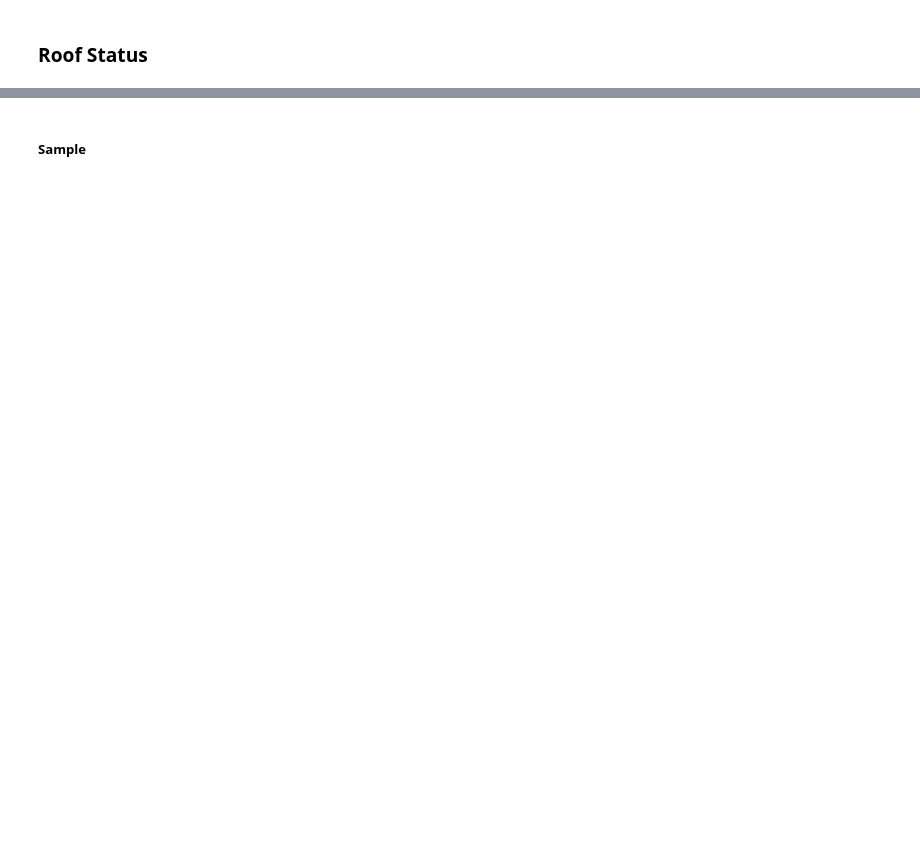
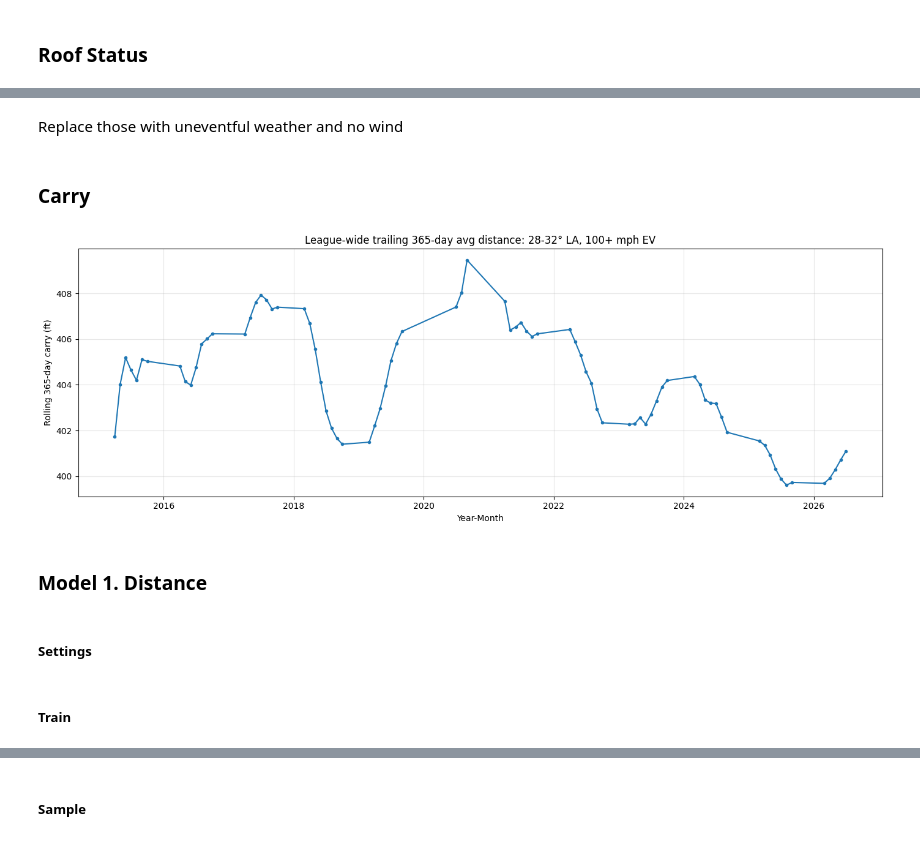
Before and after one commit to jamesgiles1993/MLB-Code, a Jupyter notebook: M01. Weather Factors.ipynb, the cells around one changed output, grey strips where cells are left out. Saved outputs shown, nothing was run; the diff lists cells and outputs as text; code cells hidden in the pictures; blank space fills up the shorter version.

Commit message:
20260724
Major changes to weather factor calculations

```diff
--- a/M01. Weather Factors.ipynb
+++ b/M01. Weather Factors.ipynb
@@ -267,0 +140,2 @@ venue_nums = [venue.replace("venue_", "") for venue in venue_dummy_list]
+# %%
+weather_dataset = add_wind_push_features(weather_dataset)
@@ -267,0 +146,2 @@ venue_nums = [venue.replace("venue_", "") for venue in venue_dummy_list]
+# %%
+weather_dataset.loc[weather_dataset['venue_id'].astype(str) == '680', 'fieldInfo.roofType'] = 'Open'
@@ -267,0 +150,15 @@ venue_nums = [venue.replace("venue_", "") for venue in venue_dummy_list]
+# %%
+mask = (weather_dataset['weather'].str.contains('Roof|Dome', case=False, na=False) |
+        (weather_dataset['venue_id'] == '12'))  # Manual Tropicana inclusion to account for raw data issues
+# %% [markdown]
+Replace those with uneventful weather and no wind
+# %%
+weather_dataset.loc[mask, 'temperature_2m'] = 70
+weather_dataset.loc[mask, 'meteo_x_vect'] = 0
+weather_dataset.loc[mask, 'meteo_y_vect'] = 0
+weather_dataset.loc[mask, 'relative_humidity_2m'] = 60
+weather_dataset.loc[mask, 'dew_point_2m'] = 57
+weather_dataset.loc[mask, 'wind_push'] = 0
+weather_dataset.loc[mask, 'wind_cross'] = 0
+# %% [markdown]
+### Carry
@@ -267,0 +204,24 @@ venue_nums = [venue.replace("venue_", "") for venue in venue_dummy_list]
+# %%
+# --- Rolling carry over time, grouped by year_month ---
+weather_dataset['year_month'] = weather_dataset['date'].dt.to_period('M')
+
+carry_by_month = (
+    weather_dataset.groupby('year_month')['rolling_carry_365d']
+    .mean()
+    .dropna()
+)
+
+plt.figure(figsize=(14, 5))
+plt.plot(carry_by_month.index.to_timestamp(), carry_by_month.values, marker='o', markersize=3)
+plt.xlabel('Year-Month')
+plt.ylabel('Rolling 365-day carry (ft)')
+plt.title('League-wide trailing 365-day avg distance: 28-32° LA, 100+ mph EV')
+plt.grid(alpha=0.3)
+plt.tight_layout()
+plt.show()
+# %% [output]
+[figure, added]
+# %% [markdown]
+### Model 1. Distance
+# %% [markdown]
+##### Settings
@@ -267,0 +242,2 @@ venue_nums = [venue.replace("venue_", "") for venue in venue_dummy_list]
+# %% [markdown]
+##### Train
```
Also changed, not shown: parts of 189 cells of this notebook, 14 other files.
